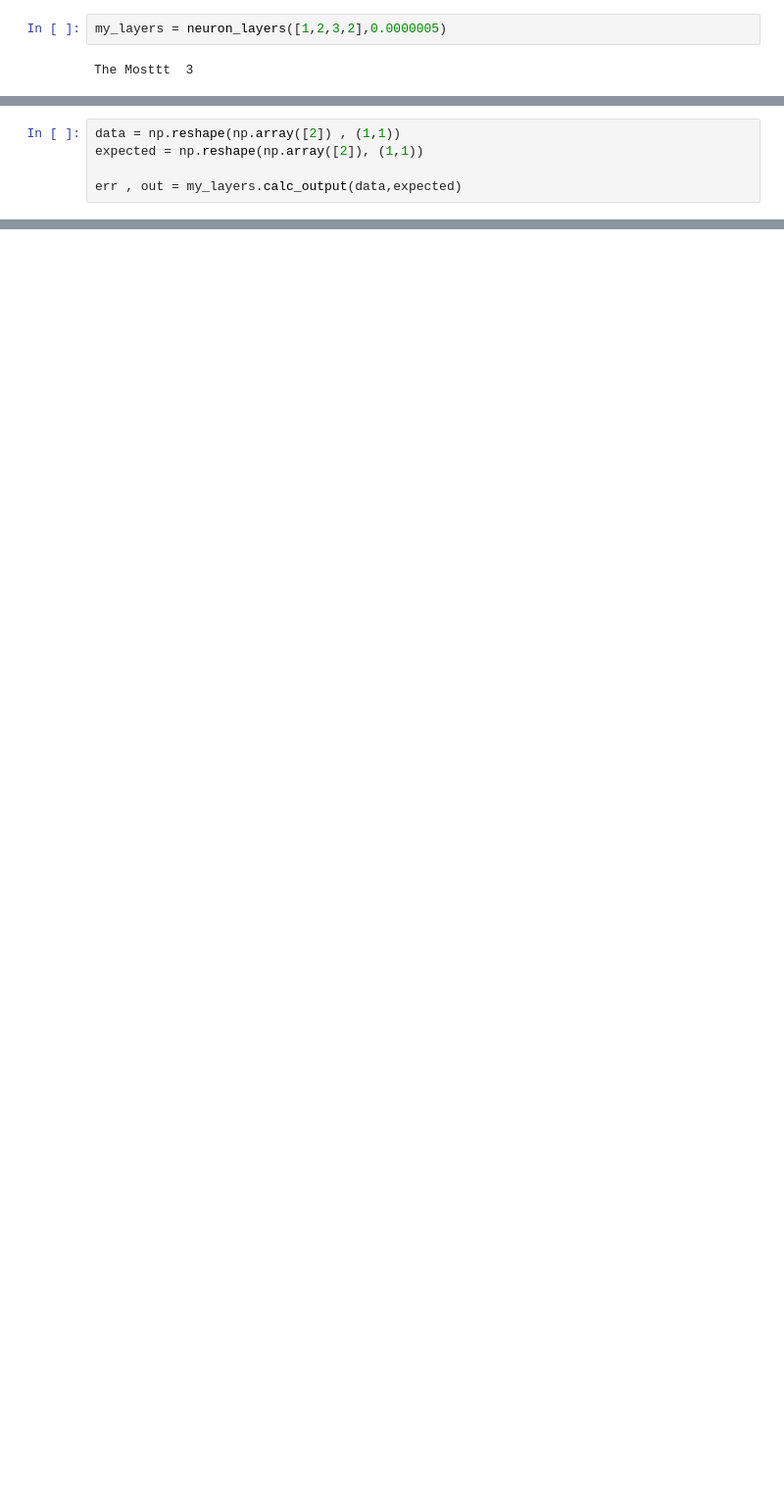
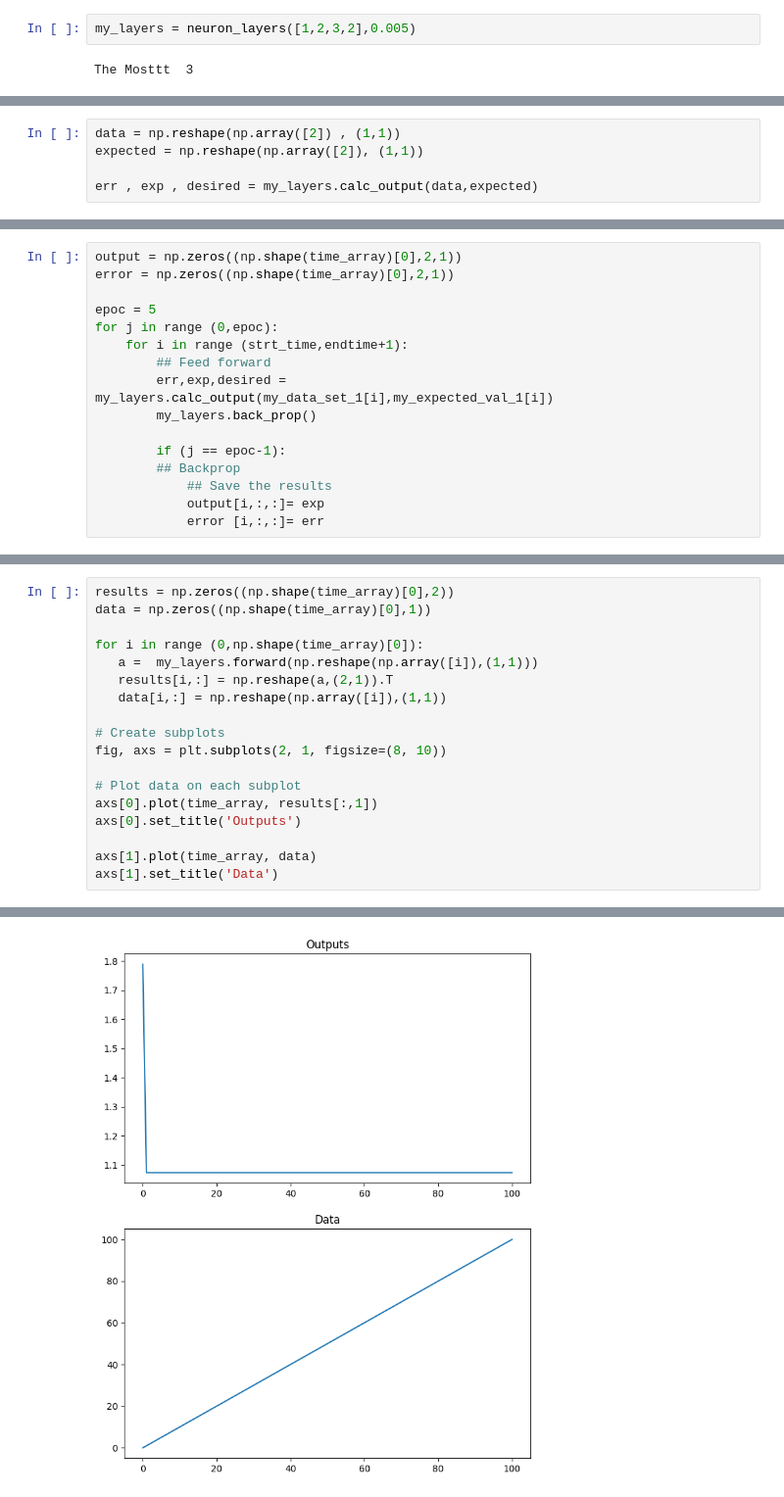
Before and after one commit to EnesErcin/NeuralNetwork_SystemID, a Jupyter notebook: PID_NN_wPY/Act/neuron.ipynb, the cells around one changed output, grey strips where cells are left out. Shown at 98% size. Drawn from its saved outputs; the diff is of its cells as text; blank space fills up the shorter version.

```diff
--- a/PID_NN_wPY/Act/neuron.ipynb
+++ b/PID_NN_wPY/Act/neuron.ipynb
@@ -4,6 +4,6 @@ import random
 import matplotlib.pyplot as plt
 from func import neuron_layer,neuron_layers
 # %%
-my_layers = neuron_layers([1,2,3,2],0.0000005)
+my_layers = neuron_layers([1,2,3,2],0.005)
 # %% [output]
 The Mosttt  3
@@ -11,7 +15,7 @@ The Mosttt  3
 data = np.reshape(np.array([2]) , (1,1))
 expected = np.reshape(np.array([2]), (1,1))
 
-err , out = my_layers.calc_output(data,expected)
+err , exp , desired = my_layers.calc_output(data,expected)
 # %% [output]
  |||| In neuron 0
 Forward Calculations || W.x + b || == a
@@ -136,0 +229,16 @@ ValueError: operands could not be broadcast together with shapes (2,1) (3,1)
+# %%
+output = np.zeros((np.shape(time_array)[0],2,1))
+error = np.zeros((np.shape(time_array)[0],2,1))
+
+epoc = 5
+for j in range (0,epoc):
+    for i in range (strt_time,endtime+1):
+        ## Feed forward
+        err,exp,desired = my_layers.calc_output(my_data_set_1[i],my_expected_val_1[i])
+        my_layers.back_prop()
+
+        if (j == epoc-1):
+        ## Backprop
+            ## Save the results
+            output[i,:,:]= exp
+            error [i,:,:]= err
@@ -136,0 +348,19 @@ ValueError: operands could not be broadcast together with shapes (2,1) (3,1)
+# %%
+results = np.zeros((np.shape(time_array)[0],2))
+data = np.zeros((np.shape(time_array)[0],1))
+
+for i in range (0,np.shape(time_array)[0]):
+   a =  my_layers.forward(np.reshape(np.array([i]),(1,1)))
+   results[i,:] = np.reshape(a,(2,1)).T
+   data[i,:] = np.reshape(np.array([i]),(1,1))
+
+# Create subplots
+fig, axs = plt.subplots(2, 1, figsize=(8, 10))
+
+# Plot data on each subplot
+axs[0].plot(time_array, results[:,1])
+axs[0].set_title('Outputs')
+
+axs[1].plot(time_array, data)
+axs[1].set_title('Data')
+# %% [output]
@@ -136,0 +385 @@ ValueError: operands could not be broadcast together with shapes (2,1) (3,1)
+[figure, added]
```
Also changed, not shown: parts of 17 cells of this notebook, 1 other file.
